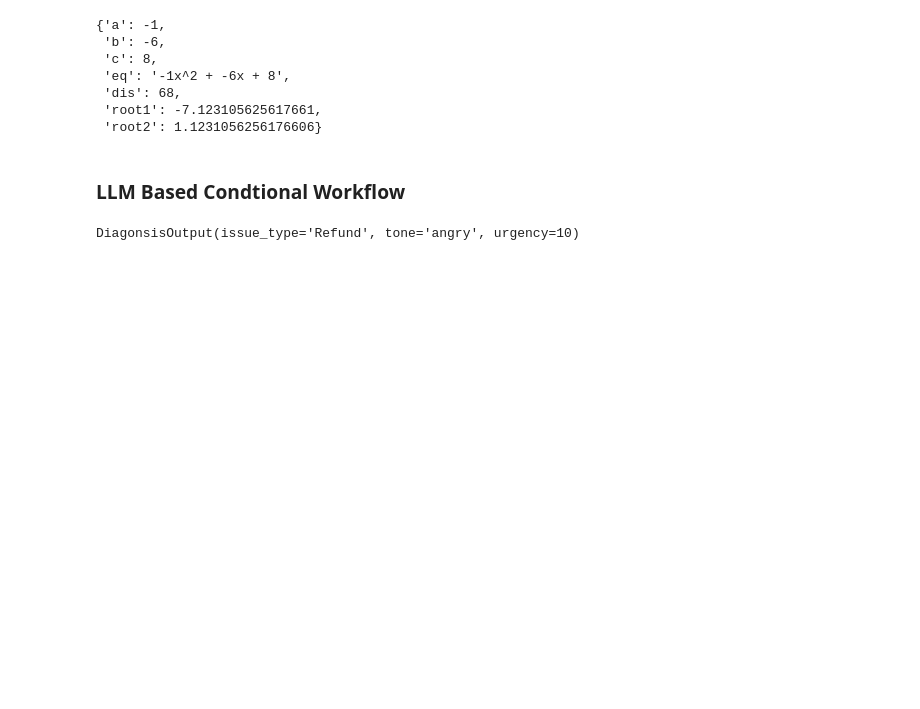
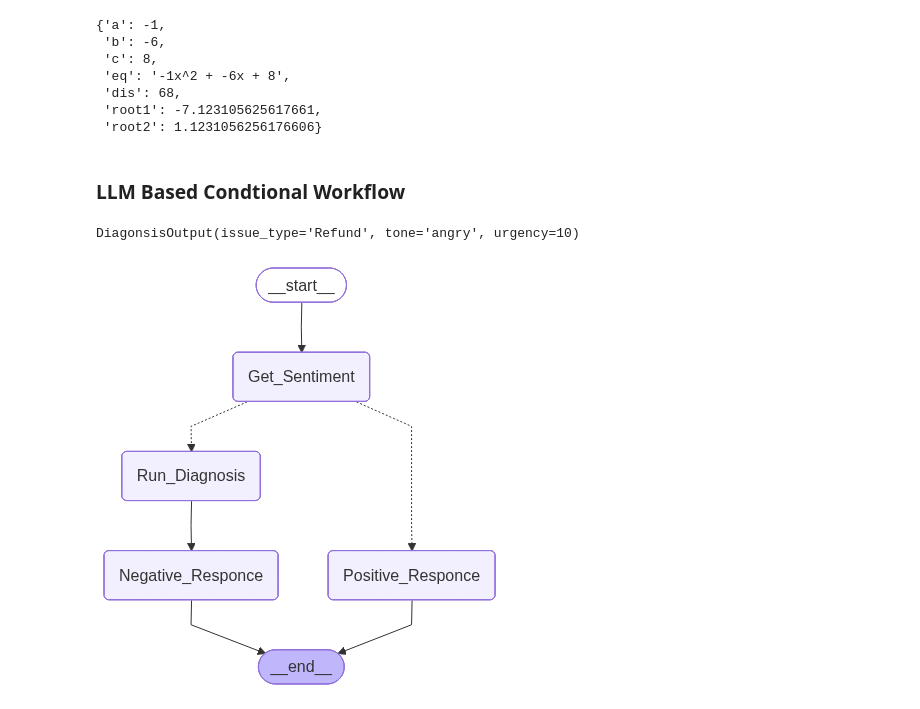
Before and after one commit to Shantnu-singh/LangGraph-Basic-to-Advance, a Jupyter notebook: L4_LangGraph_Conditional_Workflow.ipynb, the cells around one changed output. Saved outputs shown, nothing was run; the diff lists cells and outputs as text; code cells hidden in the pictures; blank space fills up the shorter version.

Commit message:
Added LangGraph Conditional Workflow

```diff
--- a/L4_LangGraph_Conditional_Workflow.ipynb
+++ b/L4_LangGraph_Conditional_Workflow.ipynb
@@ -150,0 +235,5 @@ DiagonsisOutput(issue_type='Refund', tone='angry', urgency=10)
+# %%
+from IPython.display import Image
+Image(cx_workflow.get_graph().draw_mermaid_png())
+# %% [output]
+[figure, added]
```
Also changed, not shown: parts of 4 cells of this notebook.
